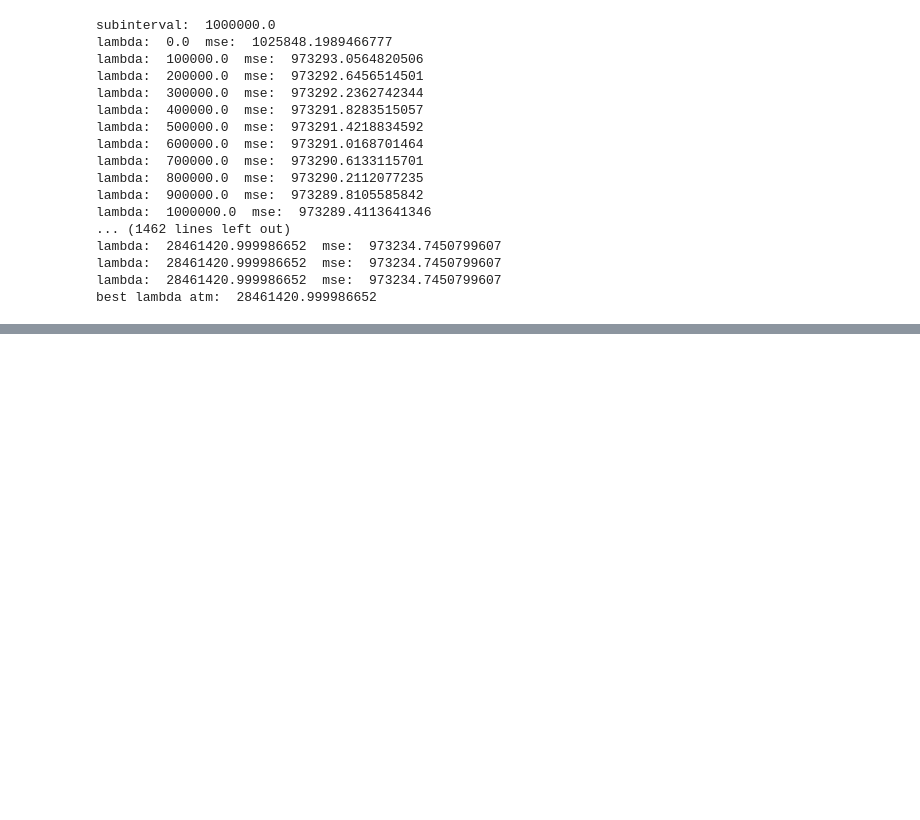
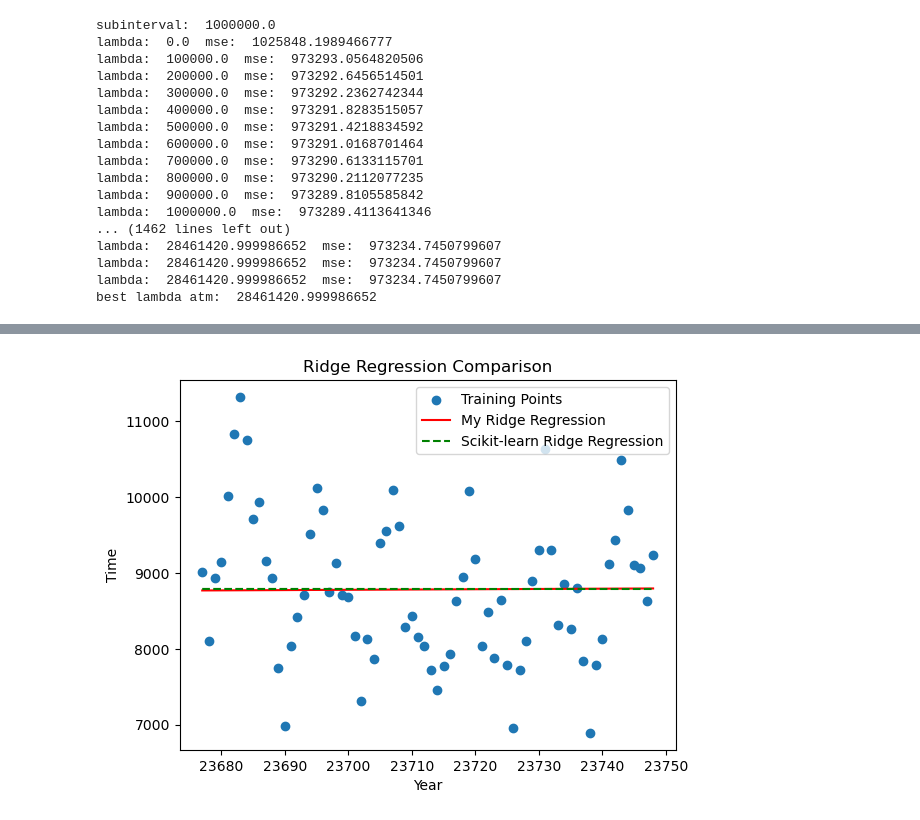
Before and after one commit to Michele2301/MALIS-projects, a Jupyter notebook: Project3/experiments.ipynb, the cells around one changed output, grey strips where cells are left out. Drawn from its saved outputs; the diff is of its cells as text; code cells hidden in the pictures; blank space fills up the shorter version.

Commit message:
added cute plot

```diff
--- a/Project3/experiments.ipynb
+++ b/Project3/experiments.ipynb
@@ -104,0 +105,20 @@ scikit: year:  [24240]  time:  [8782.85435342]
+# %%
+import matplotlib.pyplot as plt
+ridge=Ridge_Regression(lambda_value)
+ridge.Train(X,Y)
+y_pred=ridge.Predict(X)
+from sklearn.linear_model import Ridge
+ridge_sklearn=Ridge(alpha=lambda_value)
+ridge_sklearn.fit(X,Y)
+y_pred_sklearn=ridge_sklearn.predict(X)
+plt.scatter(X, Y, label='Training Points')
+plt.plot(X, y_pred, label='My Ridge Regression', color='red')
+plt.plot(X, y_pred_sklearn, label='Scikit-learn Ridge Regression', linestyle='--', color='green')
+
+plt.title('Ridge Regression Comparison')
+plt.xlabel('Year')
+plt.ylabel('Time')
+plt.legend()
+plt.show()
+# %% [output]
+[figure, added]
```
Also changed, not shown: parts of 2 cells of this notebook.
